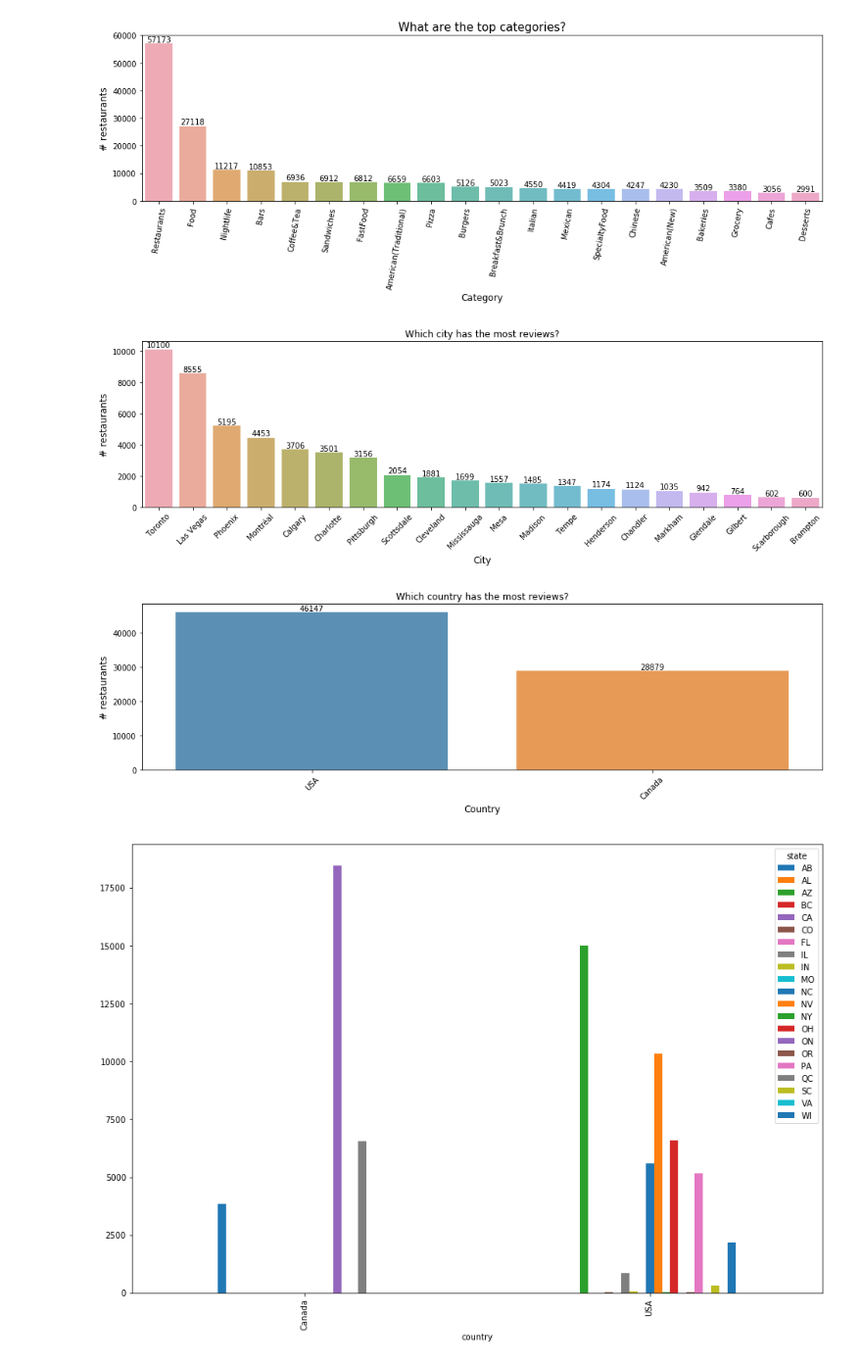
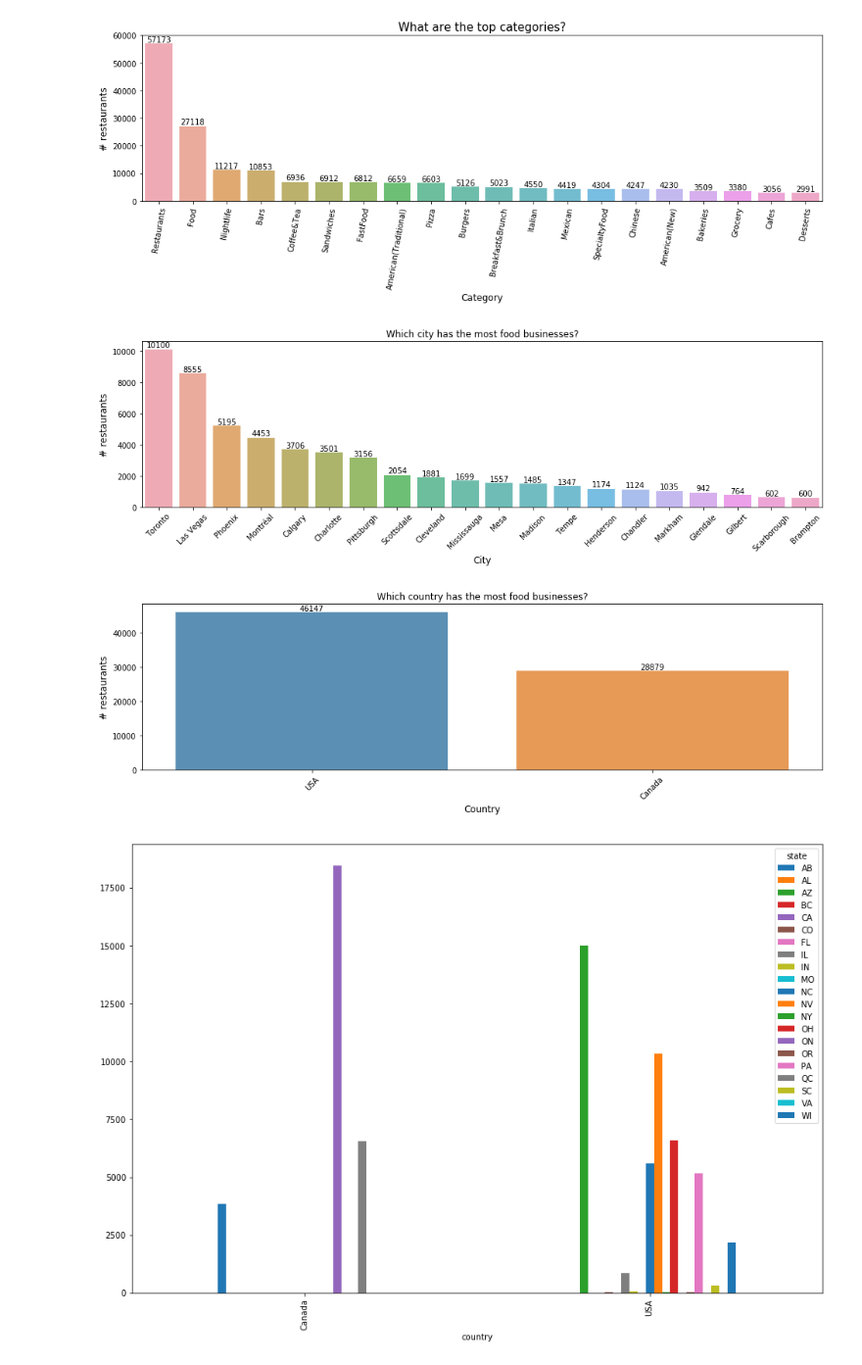
Before and after one commit to sahilarora93/Yelp_data_challenge, a Jupyter notebook: Part 4 - Success Predictions based on Business Attributes.ipynb, the cells around one changed output. Shown: that part at 98% size. Cells and saved outputs as stored; diff of their text form; code cells hidden in the pictures.

Commit message:
fixing charts

```diff
--- a/Part 4 - Success Predictions based on Business Attributes.ipynb
+++ b/Part 4 - Success Predictions based on Business Attributes.ipynb
@@ -201,31 +201,31 @@ plt.show()
 # %%
 # Location distribution
 
 city_count = restaurants['city'].value_counts().sort_values(ascending=False)
 plt.figure(figsize=(16,4))
 ax = sns.barplot(city_count[0:20].index, city_count[0:20].values, alpha=0.8)
-plt.title("Which city has the most reviews?")
+plt.title("Which city has the most food businesses?")
 locs, labels = plt.xticks()
 plt.setp(labels, rotation=45)
 plt.ylabel('# restaurants', fontsize=12)
 plt.xlabel('City', fontsize=12)
 
 rects = ax.patches
 labels = city_count.values
 for rect, label in zip(rects, labels):
     height = rect.get_height()
     ax.text(rect.get_x() + rect.get_width()/2, height + 5, label, ha='center', va='bottom')
 
 plt.show()
 # %% [output]
-[figure, old version]
+[figure, new version]
 # %%
 # Country distribution
 
 country_count = restaurants['country'].value_counts().sort_values(ascending=False)
 plt.figure(figsize=(16,4))
 ax = sns.barplot(country_count.index, country_count.values, alpha=0.8)
-plt.title("Which country has the most reviews?")
+plt.title("Which country has the most food businesses?")
 locs, labels = plt.xticks()
 plt.setp(labels, rotation=45)
 plt.ylabel('# restaurants', fontsize=12)
@@ -239,7 +239,7 @@ for rect, label in zip(rects, labels):
 
 plt.show()
 # %% [output]
-[figure, old version]
+[figure, new version]
 # %%
 country_state = restaurants.groupby(['country','state'])
 country_state = country_state.size().unstack().plot(kind = 'bar',figsize = (15,10))
```
